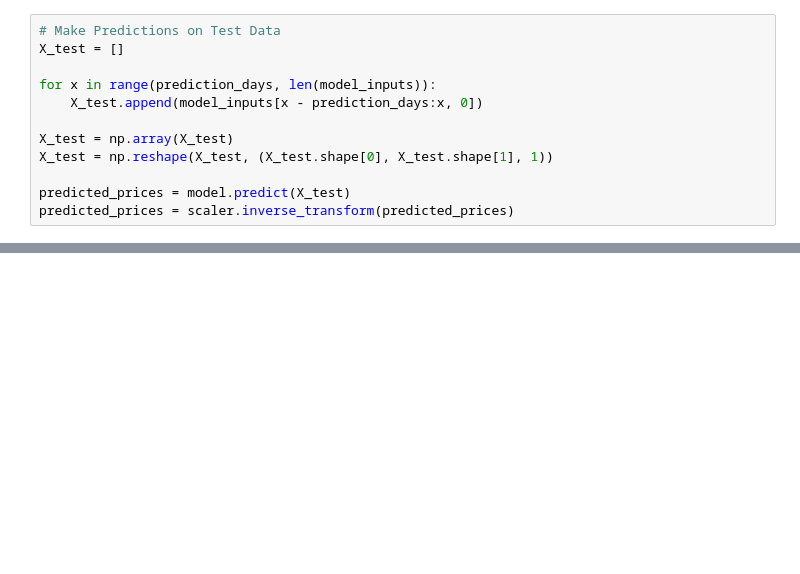
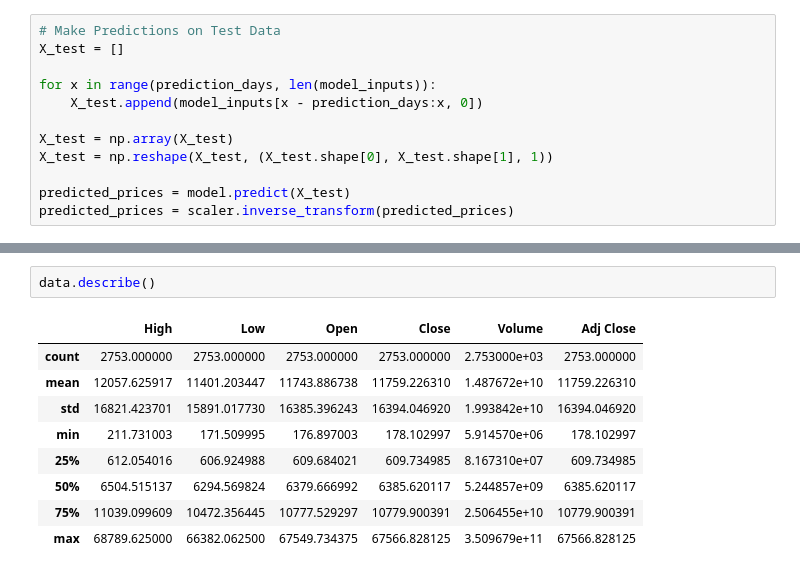
Before and after one commit to BitcoinInvestAnalysis/Capstone, a Jupyter notebook: lstm_price_prediction.ipynb, the cells around one changed output, grey strips where cells are left out. Saved outputs shown, nothing was run; the diff lists cells and outputs as text; blank space fills up the shorter version.

```diff
--- a/lstm_price_prediction.ipynb
+++ b/lstm_price_prediction.ipynb
@@ -151,0 +155,12 @@ real_data
+# %%
+data.describe()
+# %% [output]
+|  | High | Low | Open | Close | Volume | Adj Close |
+| count | 2753.000000 | 2753.000000 | 2753.000000 | 2753.000000 | 2.753000e+03 | 2753.000000 |
+| mean | 12057.625917 | 11401.203447 | 11743.886738 | 11759.226310 | 1.487672e+10 | 11759.226310 |
+| std | 16821.423701 | 15891.017730 | 16385.396243 | 16394.046920 | 1.993842e+10 | 16394.046920 |
+| min | 211.731003 | 171.509995 | 176.897003 | 178.102997 | 5.914570e+06 | 178.102997 |
+| 25% | 612.054016 | 606.924988 | 609.684021 | 609.734985 | 8.167310e+07 | 609.734985 |
+| 50% | 6504.515137 | 6294.569824 | 6379.666992 | 6385.620117 | 5.244857e+09 | 6385.620117 |
+| 75% | 11039.099609 | 10472.356445 | 10777.529297 | 10779.900391 | 2.506455e+10 | 10779.900391 |
+| max | 68789.625000 | 66382.062500 | 67549.734375 | 67566.828125 | 3.509679e+11 | 67566.828125 |
```
Also changed, not shown: parts of 5 cells of this notebook, 5 other files.
